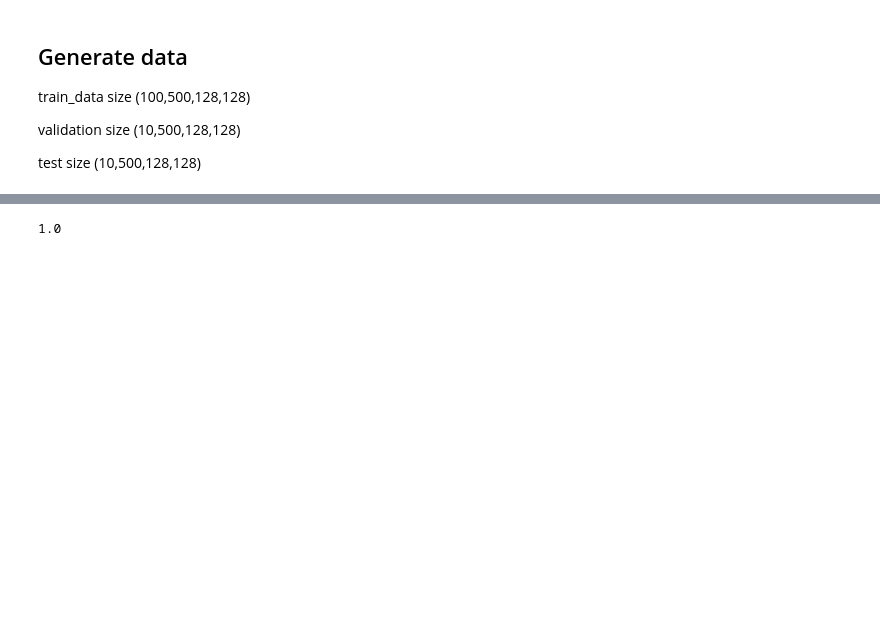
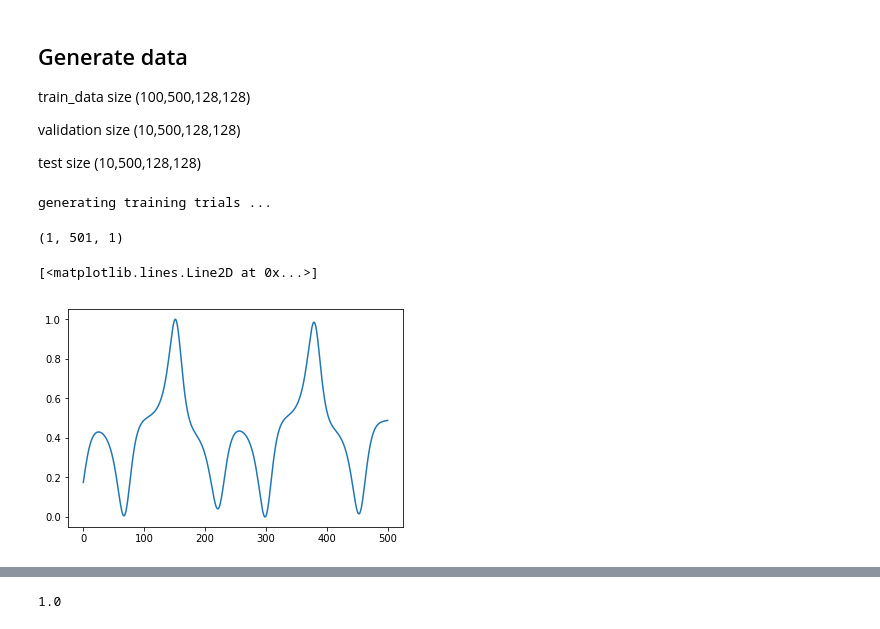
Before and after one commit to KatieJ16/Time_Space_multiscale, a Jupyter notebook: scripts/toy5a_generate_data.ipynb, the cells around one changed output, grey strips where cells are left out. Drawn from its saved outputs; the diff is of its cells as text; code cells hidden in the pictures; blank space fills up the shorter version.

```diff
--- a/scripts/toy5a_generate_data.ipynb
+++ b/scripts/toy5a_generate_data.ipynb
@@ -130,6 +143,41 @@ def make_data(n_points, file_name, data_dir = './data/toy3a', n_time_steps = 500
 
 def normalize(x):
     return (x - np.min(x))/(np.max(x) -np.min(x))
+# %%
+def lorenz_rhs(x):
+    sigma = 10
+    rho = 28
+    beta = 8/3
+    warmup = 10000
+    n = 3
+    return np.array([sigma*(x[1]-x[0]), x[0]*(rho-x[2])-x[1], x[0]*x[1]-beta*x[2]])
+
+n_train=1
+total_steps = 500
+n = 3
+warmup=10000
+dt = 0.01
+t = np.linspace(0, (total_steps)*dt, total_steps+1)
+pre_t = np.linspace(0, warmup*dt, warmup+1)
+train_data = np.zeros((n_train, total_steps+1, 1))
+print('generating training trials ...')
+# x_init = np.random.uniform(-0.1, 0.1, n)
+# sol = sp.integrate.solve_ivp(lambda _, x: lorenz_rhs(x), [0, warmup*dt], x_init, t_eval=pre_t)
+for i in tqdm(range(n_train)):
+    x_init = sol.y[:, -1].T
+    sol = sp.integrate.solve_ivp(lambda _, x: lorenz_rhs(x), [0, total_steps*dt], x_init, t_eval=t)
+#     print("sol.shape = ", sol.y.shape)
+    train_data[i, :, :] = (sol.y.T[:,:1] - sol.y.T[:,:1].min())/(sol.y.T[:,:1].max() - sol.y.T[:,:1].min())
+
+# plt.plot(tr
+
+print(train_data.shape)
+plt.plot(train_data[0,:,0])
+# %% [output]
+generating training trials ...
+(1, 501, 1)
+[<matplotlib.lines.Line2D at 0x...>]
+[figure, added]
 # %%
 n_train_points = 100
 n_val_points = 1
```
Also changed, not shown: parts of 2 cells of this notebook.
